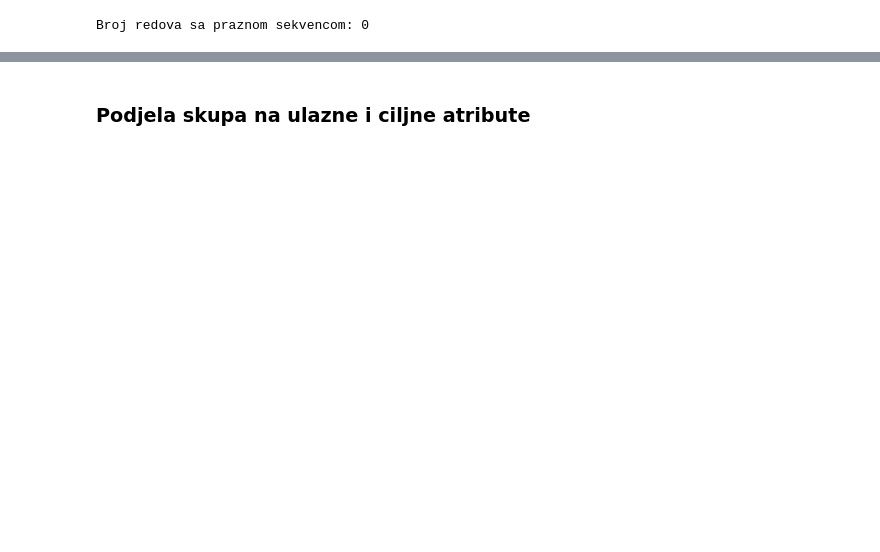
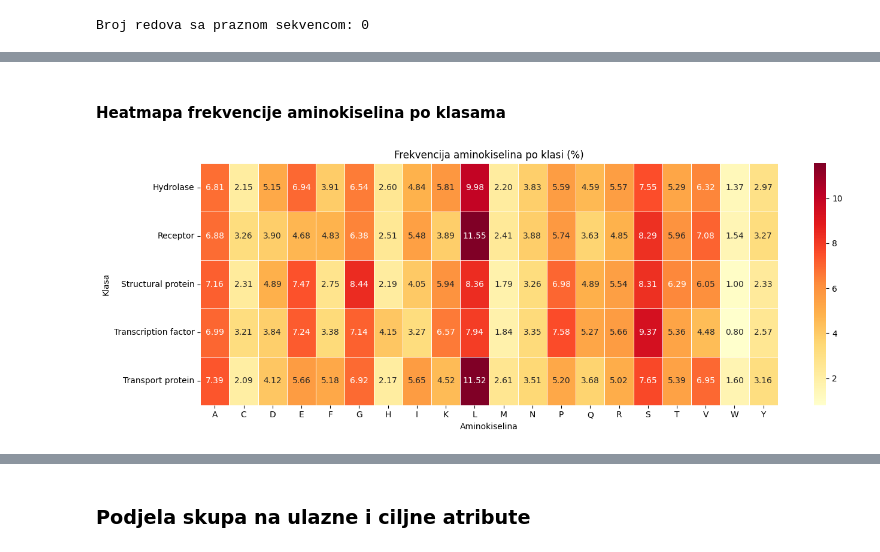
Before and after one commit to AnaKondic/protein-sequence-classification, a Jupyter notebook: protein_sequence_classification.ipynb, the cells around one changed output, grey strips where cells are left out. Drawn from its saved outputs; the diff is of its cells as text; code cells hidden in the pictures; blank space fills up the shorter version.

```diff
--- a/protein_sequence_classification.ipynb
+++ b/protein_sequence_classification.ipynb
@@ -115,0 +200,11 @@ Nakon odbacivanja: 7443 proteina
+# %%
+aminoacids = list("ACDEFGHIKLMNPQRSTVWY")
+
+freq_matrix = {}
+for label, group in dataset.groupby("label"):
+    all = "".join(group['Sequence'].values)
+    total = len(all)
+    freq_matrix[label] = {aa: round(all.count(aa) / total*100, 2) for aa in aminoacids}
+
+freq_df = pd.DataFrame(freq_matrix).T
+print(freq_df)
@@ -115,0 +232,12 @@ Nakon odbacivanja: 7443 proteina
+# %% [markdown]
+#### Heatmapa frekvencije aminokiselina po klasama
+# %%
+plt.figure(figsize=(14, 5))
+sns.heatmap(freq_df, annot=True, fmt=".2f", cmap="YlOrRd", linewidths=0.5)
+plt.title("Frekvencija aminokiselina po klasi (%)")
+plt.xlabel("Aminokiselina")
+plt.ylabel("Klasa")
+plt.tight_layout()
+plt.show()
+# %% [output]
+[figure, added]
```
Also changed, not shown: parts of 46 cells of this notebook, 5 other files.
